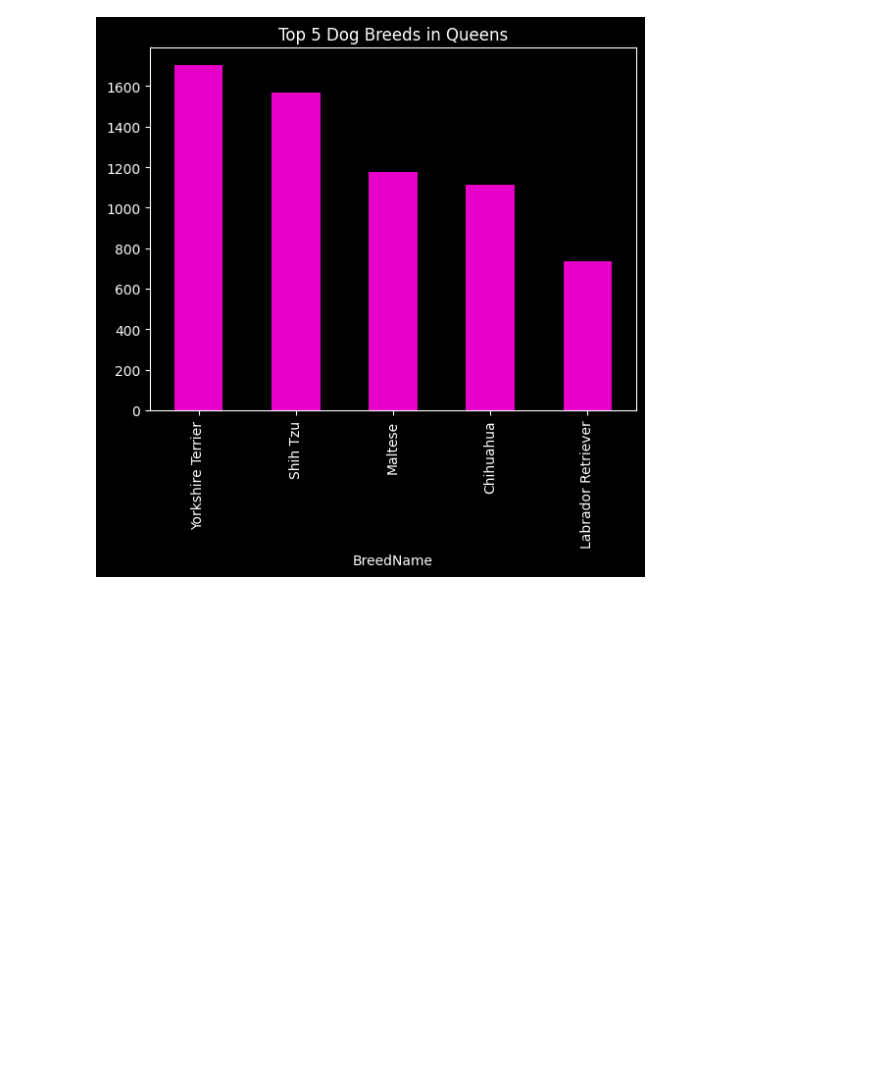
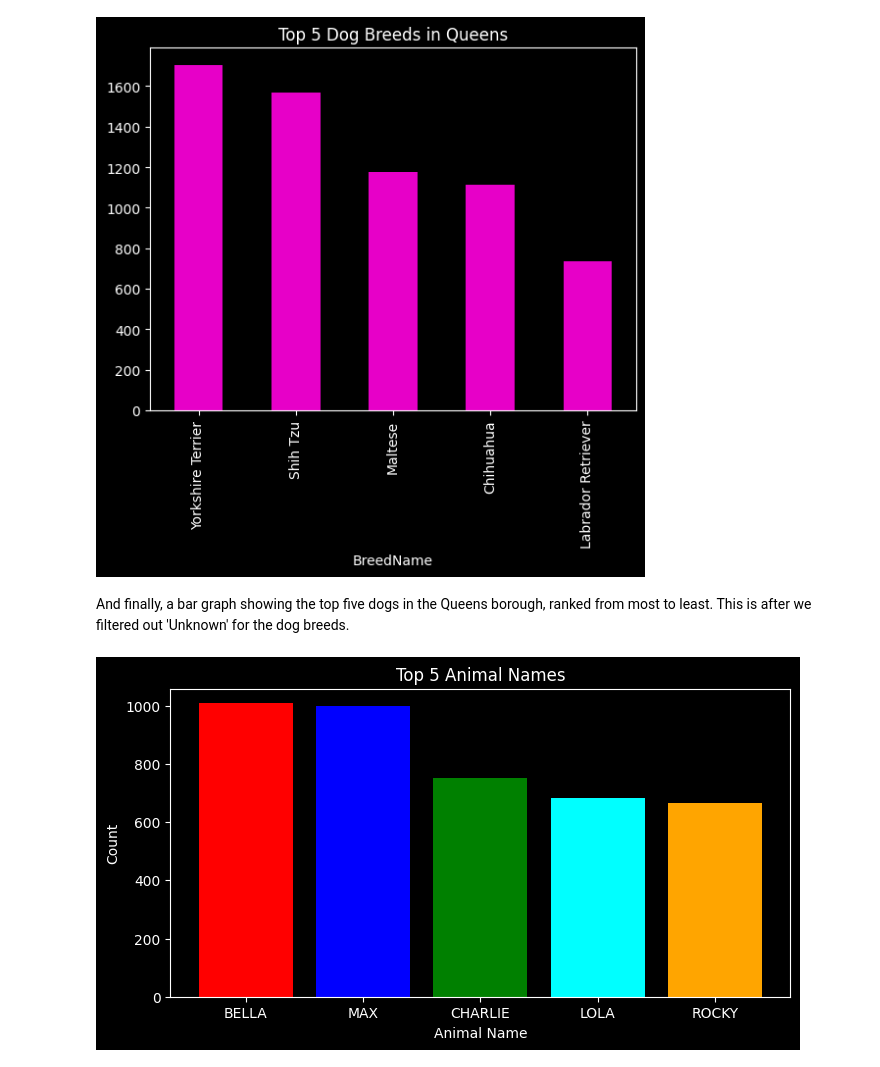
Before and after one commit to xSeanW/Dogs_NYC, a Jupyter notebook: nyc_dogs.ipynb, the cells around one changed output. Drawn from its saved outputs; the diff is of its cells as text; code cells hidden in the pictures; blank space fills up the shorter version.

```diff
--- a/nyc_dogs.ipynb
+++ b/nyc_dogs.ipynb
@@ -330,3 +282,32 @@ queens_top_5_breeds.plot(kind='bar', y='boro_name', legend=False, title='Top 5 D
 plt.show()
 # %% [output]
 [figure]
+# %% [markdown]
+And finally, a bar graph showing the top five dogs in the Queens borough, ranked from most to least. This is after we filtered out 'Unknown' for the dog breeds.
+# %%
+# Here we will look to see the top 5 animal names per New york residents
+
+# Filter out 'Unknown' and 'Name Not Provided'
+filtered_df = df_inner[~df_inner['AnimalName'].isin(['UNKNOWN', 'NAME NOT PROVIDED'])]
+
+# Count the occurrences of each animal name
+animal_name_counts = filtered_df['AnimalName'].value_counts().reset_index()
+
+# Rename columns for better readability
+animal_name_counts.columns = ['AnimalName', 'Count']
+
+# Sort the results by count in descending order
+sorted_animal_name_counts = animal_name_counts.sort_values(by='Count', ascending=False)
+
+# Select the top 5 animal names
+top_5_animal_names = sorted_animal_name_counts.head(5)
+
+# Create a bar graph
+plt.figure(figsize=(8, 4))
+plt.bar(top_5_animal_names['AnimalName'], top_5_animal_names['Count'], color=['red', 'blue', 'green', 'aqua', 'orange'])
+plt.title('Top 5 Animal Names')
+plt.xlabel('Animal Name')
+plt.ylabel('Count')
+plt.show()
+# %% [output]
+[figure, added]
```
Also changed, not shown: parts of 35 cells of this notebook, 2 other files.
